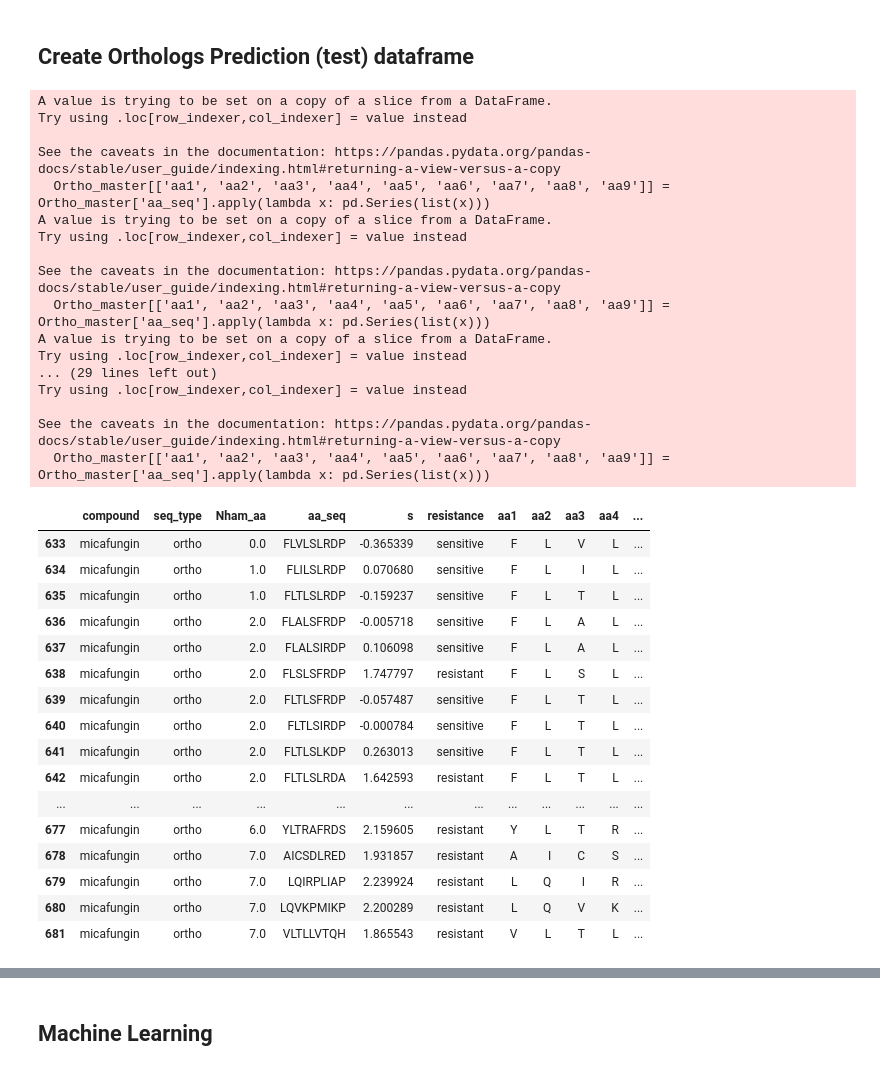
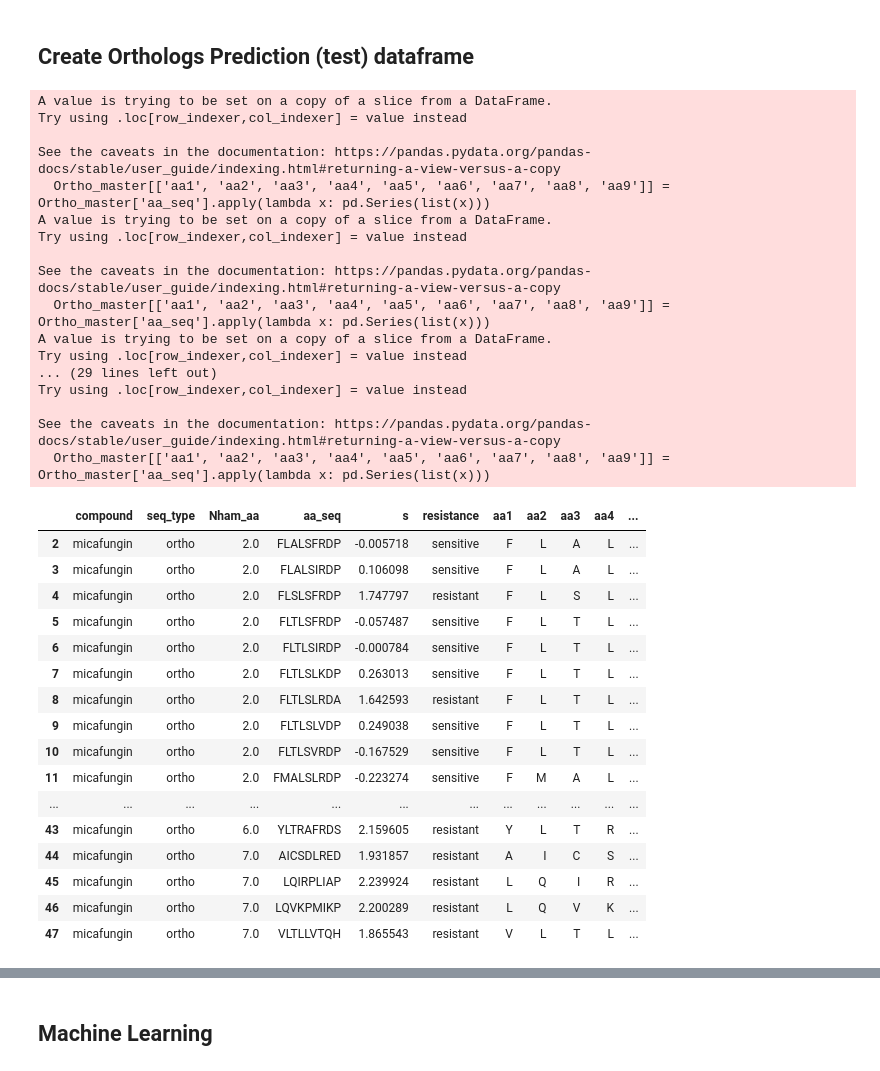
Before and after one commit to MathieuGig/Predict_Resistance_FKS1_GigM, a Jupyter notebook: Predict_orthologs-Copy-TuneHyperparams.ipynb, the cells around one changed output, grey strips where cells are left out. Saved outputs shown, nothing was run; the diff lists cells and outputs as text; code cells hidden in the pictures.

```diff
--- a/Predict_orthologs-Copy-TuneHyperparams.ipynb
+++ b/Predict_orthologs-Copy-TuneHyperparams.ipynb
@@ -23,7 +23,7 @@ import os
 # %%
 # VIP. Very important parameter. The Antifungal drug.
 # Choices are : 'caspofungin', 'anidulafungin', 'micafungin'
-drug = 'caspofungin'
+drug = 'micafungin'
 
 # Dictionary to convert 3-level resistance classification to 2-level
 parse_res_class = {'deleterious':'sensitive',
@@ -37,22 +37,6 @@ parse_res_class = {'deleterious':'sensitive',
 # %%
 df = pd.read_csv('nt_refined_classification.csv', index_col=0)
 
-master = df[['compound', 'seq_type', 'Nham_aa', 'aa_seq', 's', 'aa_class']]
-
-master['resistance'] = np.where(master['aa_class'] == 'WT-like', 'sensitive', 'resistant')
-
-master = master.drop(columns='aa_class')
-
-drug_master = master[master['compound'] == drug]
-
-drug_master
-
-df = pd.read_csv('nt_refined_classification.csv', index_col=0)
-
-#master = df[['compound', 'seq_type', 'Nham_aa', 'aa_seq', 's', 'aa_class']]
-#master['resistance'] = np.where(master['aa_class'] == 'WT-like', 'sensitive', 'resistant')
-#master = master.drop(columns='aa_class')
-#drug_master = master[master['compound'] == drug]
 
 drug_master = df[df.compound == drug][['compound', 'seq_type', 'Nham_aa', 'aa_seq', 's', 'refined_class']]
 drug_master['resistance'] = drug_master.refined_class.replace(parse_res_class)
@@ -235,47 +216,49 @@ Name: resistance, Length: 257, dtype: object
 # %% [markdown]
 ## Create Orthologs Prediction (test) dataframe
 # %%
-Ortho_master = drug_master.loc[(drug_master['seq_type'] == 'ortho')]
+#Ortho_master = drug_master.loc[(drug_master['seq_type'] == 'ortho')]
+
+Ortho_master = drug_master.loc[drug_master.Nham_aa > 1]
 
 # Explode aa_seq into many columns
 Ortho_master[['aa1', 'aa2', 'aa3', 'aa4', 'aa5', 'aa6', 'aa7', 'aa8', 'aa9']] = Ortho_master['aa_seq'].apply(lambda x: pd.Series(list(x)))
 
 Ortho_master
 # %% [output]
 A value is trying to be set on a copy of a slice from a DataFrame.
 Try using .loc[row_indexer,col_indexer] = value instead
 
 See the caveats in the documentation: https://pandas.pydata.org/pandas-docs/stable/user_guide/indexing.html#returning-a-view-versus-a-copy
   Ortho_master[['aa1', 'aa2', 'aa3', 'aa4', 'aa5', 'aa6', 'aa7', 'aa8', 'aa9']] = Ortho_master['aa_seq'].apply(lambda x: pd.Series(list(x)))
 A value is trying to be set on a copy of a slice from a DataFrame.
 Try using .loc[row_indexer,col_indexer] = value instead
 
 See the caveats in the documentation: https://pandas.pydata.org/pandas-docs/stable/user_guide/indexing.html#returning-a-view-versus-a-copy
   Ortho_master[['aa1', 'aa2', 'aa3', 'aa4', 'aa5', 'aa6', 'aa7', 'aa8', 'aa9']] = Ortho_master['aa_seq'].apply(lambda x: pd.Series(list(x)))
 A value is trying to be set on a copy of a slice from a DataFrame.
 Try using .loc[row_indexer,col_indexer] = value instead
 ... (29 lines left out)
 Try using .loc[row_indexer,col_indexer] = value instead
 
 See the caveats in the documentation: https://pandas.pydata.org/pandas-docs/stable/user_guide/indexing.html#returning-a-view-versus-a-copy
   Ortho_master[['aa1', 'aa2', 'aa3', 'aa4', 'aa5', 'aa6', 'aa7', 'aa8', 'aa9']] = Ortho_master['aa_seq'].apply(lambda x: pd.Series(list(x)))
 |  | compound | seq_type | Nham_aa | aa_seq | s | resistance | aa1 | aa2 | aa3 | aa4 | ... |
-| 633 | micafungin | ortho | 0.0 | FLVLSLRDP | -0.365339 | sensitive | F | L | V | L | ... |
-| 634 | micafungin | ortho | 1.0 | FLILSLRDP | 0.070680 | sensitive | F | L | I | L | ... |
-| 635 | micafungin | ortho | 1.0 | FLTLSLRDP | -0.159237 | sensitive | F | L | T | L | ... |
-| 636 | micafungin | ortho | 2.0 | FLALSFRDP | -0.005718 | sensitive | F | L | A | L | ... |
-| 637 | micafungin | ortho | 2.0 | FLALSIRDP | 0.106098 | sensitive | F | L | A | L | ... |
-| 638 | micafungin | ortho | 2.0 | FLSLSFRDP | 1.747797 | resistant | F | L | S | L | ... |
-| 639 | micafungin | ortho | 2.0 | FLTLSFRDP | -0.057487 | sensitive | F | L | T | L | ... |
-| 640 | micafungin | ortho | 2.0 | FLTLSIRDP | -0.000784 | sensitive | F | L | T | L | ... |
-| 641 | micafungin | ortho | 2.0 | FLTLSLKDP | 0.263013 | sensitive | F | L | T | L | ... |
-| 642 | micafungin | ortho | 2.0 | FLTLSLRDA | 1.642593 | resistant | F | L | T | L | ... |
+| 2 | micafungin | ortho | 2.0 | FLALSFRDP | -0.005718 | sensitive | F | L | A | L | ... |
+| 3 | micafungin | ortho | 2.0 | FLALSIRDP | 0.106098 | sensitive | F | L | A | L | ... |
+| 4 | micafungin | ortho | 2.0 | FLSLSFRDP | 1.747797 | resistant | F | L | S | L | ... |
+| 5 | micafungin | ortho | 2.0 | FLTLSFRDP | -0.057487 | sensitive | F | L | T | L | ... |
+| 6 | micafungin | ortho | 2.0 | FLTLSIRDP | -0.000784 | sensitive | F | L | T | L | ... |
+| 7 | micafungin | ortho | 2.0 | FLTLSLKDP | 0.263013 | sensitive | F | L | T | L | ... |
+| 8 | micafungin | ortho | 2.0 | FLTLSLRDA | 1.642593 | resistant | F | L | T | L | ... |
+| 9 | micafungin | ortho | 2.0 | FLTLSLVDP | 0.249038 | sensitive | F | L | T | L | ... |
+| 10 | micafungin | ortho | 2.0 | FLTLSVRDP | -0.167529 | sensitive | F | L | T | L | ... |
+| 11 | micafungin | ortho | 2.0 | FMALSLRDP | -0.223274 | sensitive | F | M | A | L | ... |
 | ... | ... | ... | ... | ... | ... | ... | ... | ... | ... | ... | ... |
-| 677 | micafungin | ortho | 6.0 | YLTRAFRDS | 2.159605 | resistant | Y | L | T | R | ... |
-| 678 | micafungin | ortho | 7.0 | AICSDLRED | 1.931857 | resistant | A | I | C | S | ... |
-| 679 | micafungin | ortho | 7.0 | LQIRPLIAP | 2.239924 | resistant | L | Q | I | R | ... |
-| 680 | micafungin | ortho | 7.0 | LQVKPMIKP | 2.200289 | resistant | L | Q | V | K | ... |
-| 681 | micafungin | ortho | 7.0 | VLTLLVTQH | 1.865543 | resistant | V | L | T | L | ... |
+| 43 | micafungin | ortho | 6.0 | YLTRAFRDS | 2.159605 | resistant | Y | L | T | R | ... |
+| 44 | micafungin | ortho | 7.0 | AICSDLRED | 1.931857 | resistant | A | I | C | S | ... |
+| 45 | micafungin | ortho | 7.0 | LQIRPLIAP | 2.239924 | resistant | L | Q | I | R | ... |
+| 46 | micafungin | ortho | 7.0 | LQVKPMIKP | 2.200289 | resistant | L | Q | V | K | ... |
+| 47 | micafungin | ortho | 7.0 | VLTLLVTQH | 1.865543 | resistant | V | L | T | L | ... |
 # %%
 # Merge dataframe with AAproperties
 AAproperties.rename(columns={'aa9': 'aa1'}, inplace=True)
```
Also changed, not shown: parts of 10 cells of this notebook, 15 other files.
